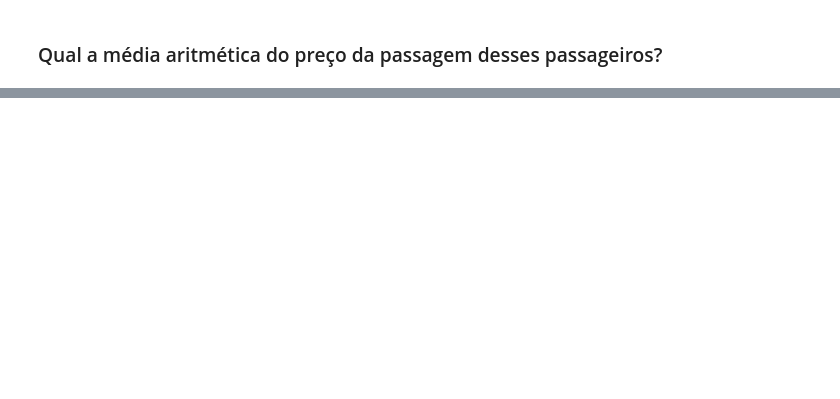
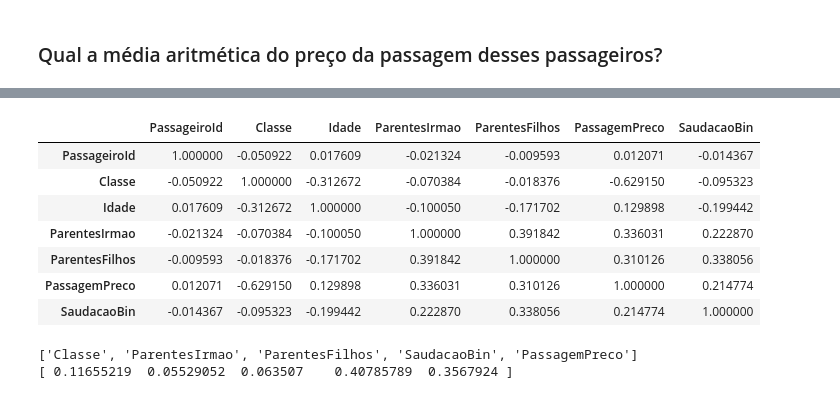
Before and after one commit to silvanopessoa/titanic, a Jupyter notebook: 01 - Análise Exploratória de Dados - Titanic.ipynb, the cells around one changed output, grey strips where cells are left out. Cells and saved outputs as stored; diff of their text form; code cells hidden in the pictures; blank space fills up the shorter version.

```diff
--- a/01 - Análise Exploratória de Dados - Titanic.ipynb
+++ b/01 - Análise Exploratória de Dados - Titanic.ipynb
@@ -1215,0 +1449,11 @@ uniao.loc[(uniao['Cabine']=='SEM_CABINE') & (uniao['Idade']>=50.5) & (uniao['Por
+# %%
+uniao_dropna.corr(method = 'kendall')
+# %% [output]
+|  | PassageiroId | Classe | Idade | ParentesIrmao | ParentesFilhos | PassagemPreco | SaudacaoBin |
+| PassageiroId | 1.000000 | -0.050922 | 0.017609 | -0.021324 | -0.009593 | 0.012071 | -0.014367 |
+| Classe | -0.050922 | 1.000000 | -0.312672 | -0.070384 | -0.018376 | -0.629150 | -0.095323 |
+| Idade | 0.017609 | -0.312672 | 1.000000 | -0.100050 | -0.171702 | 0.129898 | -0.199442 |
+| ParentesIrmao | -0.021324 | -0.070384 | -0.100050 | 1.000000 | 0.391842 | 0.336031 | 0.222870 |
+| ParentesFilhos | -0.009593 | -0.018376 | -0.171702 | 0.391842 | 1.000000 | 0.310126 | 0.338056 |
+| PassagemPreco | 0.012071 | -0.629150 | 0.129898 | 0.336031 | 0.310126 | 1.000000 | 0.214774 |
+| SaudacaoBin | -0.014367 | -0.095323 | -0.199442 | 0.222870 | 0.338056 | 0.214774 | 1.000000 |
@@ -1215,0 +1464,10 @@ uniao.loc[(uniao['Cabine']=='SEM_CABINE') & (uniao['Idade']>=50.5) & (uniao['Por
+# %%
+from sklearn.ensemble import RandomForestRegressor
+regr = RandomForestRegressor(max_depth=4, random_state=0)
+regr.fit(x,y)
+### Quanto maior o score, maior a importância do atributo
+print(colunasNumericasIdade)
+print(modeloExtraTreesClassifier.feature_importances_)
+# %% [output]
+['Classe', 'ParentesIrmao', 'ParentesFilhos', 'SaudacaoBin', 'PassagemPreco']
+[ 0.11655219  0.05529052  0.063507    0.40785789  0.3567924 ]
```
Also changed, not shown: parts of 26 cells of this notebook.
